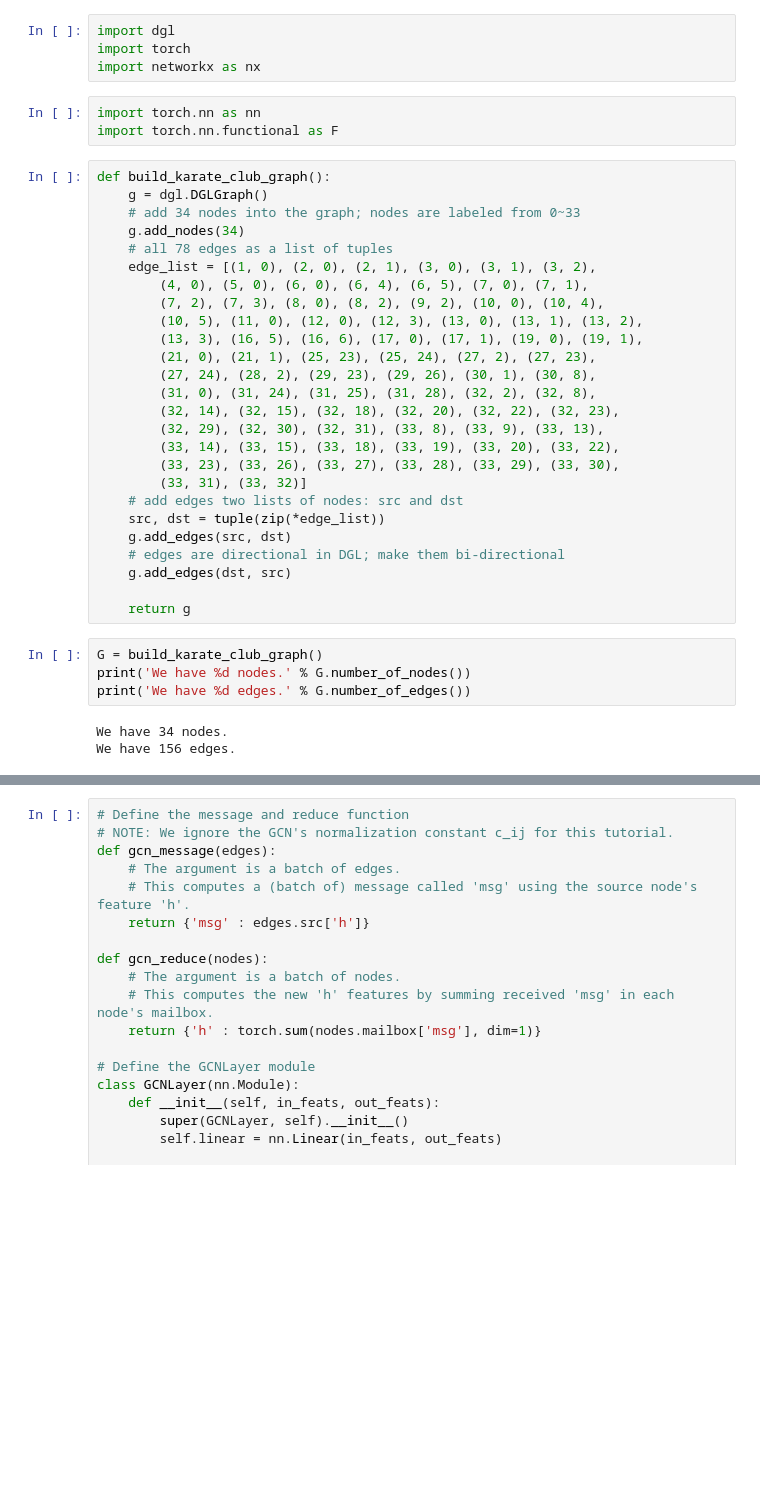
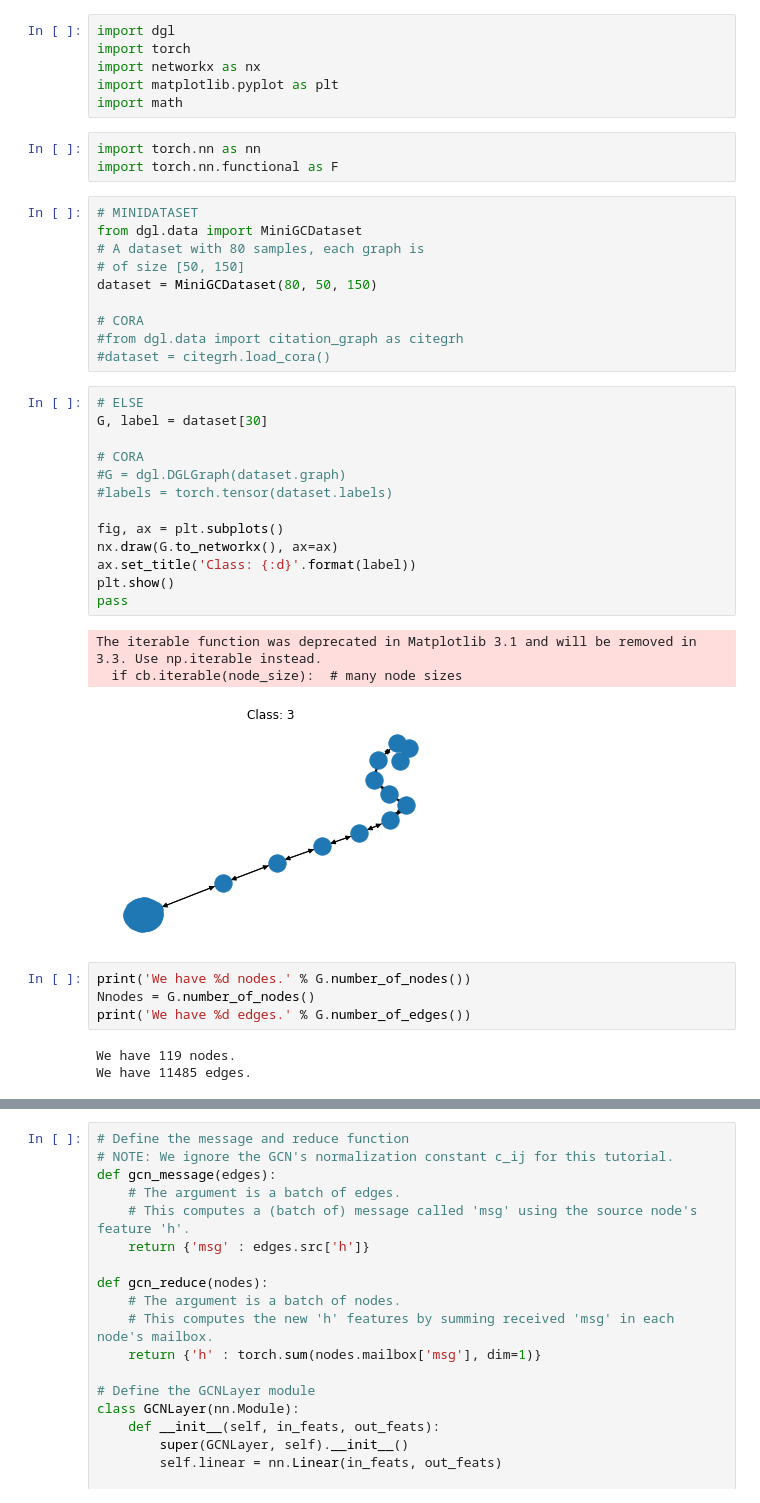
Before and after one commit to Axeln78/SpectralDGL, a Jupyter notebook: Laplacian_notebook/Laplacian.ipynb, the cells around one changed output, grey strips where cells are left out. Cells and saved outputs as stored; diff of their text form; blank space fills up the shorter version.

```diff
--- a/Laplacian_notebook/Laplacian.ipynb
+++ b/Laplacian_notebook/Laplacian.ipynb
@@ -2,39 +2,42 @@
 import dgl
 import torch
 import networkx as nx
+import matplotlib.pyplot as plt
+import math
 # %%
 import torch.nn as nn
 import torch.nn.functional as F
-# %%
-def build_karate_club_graph():
-    g = dgl.DGLGraph()
-    # add 34 nodes into the graph; nodes are labeled from 0~33
-    g.add_nodes(34)
-    # all 78 edges as a list of tuples
-    edge_list = [(1, 0), (2, 0), (2, 1), (3, 0), (3, 1), (3, 2),
-        (4, 0), (5, 0), (6, 0), (6, 4), (6, 5), (7, 0), (7, 1),
-        (7, 2), (7, 3), (8, 0), (8, 2), (9, 2), (10, 0), (10, 4),
-        (10, 5), (11, 0), (12, 0), (12, 3), (13, 0), (13, 1), (13, 2),
-        (13, 3), (16, 5), (16, 6), (17, 0), (17, 1), (19, 0), (19, 1),
-        (21, 0), (21, 1), (25, 23), (25, 24), (27, 2), (27, 23),
-        (27, 24), (28, 2), (29, 23), (29, 26), (30, 1), (30, 8),
-        (31, 0), (31, 24), (31, 25), (31, 28), (32, 2), (32, 8),
-        (32, 14), (32, 15), (32, 18), (32, 20), (32, 22), (32, 23),
-        (32, 29), (32, 30), (32, 31), (33, 8), (33, 9), (33, 13),
-        (33, 14), (33, 15), (33, 18), (33, 19), (33, 20), (33, 22),
-        (33, 23), (33, 26), (33, 27), (33, 28), (33, 29), (33, 30),
-        (33, 31), (33, 32)]
-    # add edges two lists of nodes: src and dst
-    src, dst = tuple(zip(*edge_list))
-    g.add_edges(src, dst)
-    # edges are directional in DGL; make them bi-directional
-    g.add_edges(dst, src)
-
-    return g
+# %%
+# MINIDATASET
+from dgl.data import MiniGCDataset
+# A dataset with 80 samples, each graph is
+# of size [50, 150]
+dataset = MiniGCDataset(80, 50, 150)
+
+# CORA
+#from dgl.data import citation_graph as citegrh
+#dataset = citegrh.load_cora()
+# %%
+# ELSE
+G, label = dataset[30]
+
+# CORA
+#G = dgl.DGLGraph(dataset.graph)
+#labels = torch.tensor(dataset.labels)
+
+fig, ax = plt.subplots()
+nx.draw(G.to_networkx(), ax=ax)
+ax.set_title('Class: {:d}'.format(label))
+plt.show()
+pass
+# %% [output]
+The iterable function was deprecated in Matplotlib 3.1 and will be removed in 3.3. Use np.iterable instead.
+  if cb.iterable(node_size):  # many node sizes
+[figure, added]
 # %%
-G = build_karate_club_graph()
 print('We have %d nodes.' % G.number_of_nodes())
+Nnodes = G.number_of_nodes()
 print('We have %d edges.' % G.number_of_edges())
 # %% [output]
-We have 34 nodes.
-We have 156 edges.
+We have 119 nodes.
+We have 11485 edges.
```
Also changed, not shown: parts of 15 cells of this notebook.
